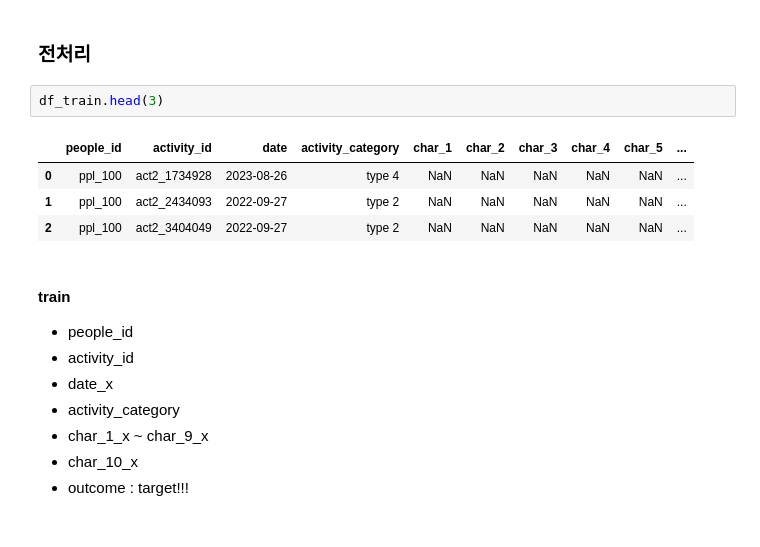
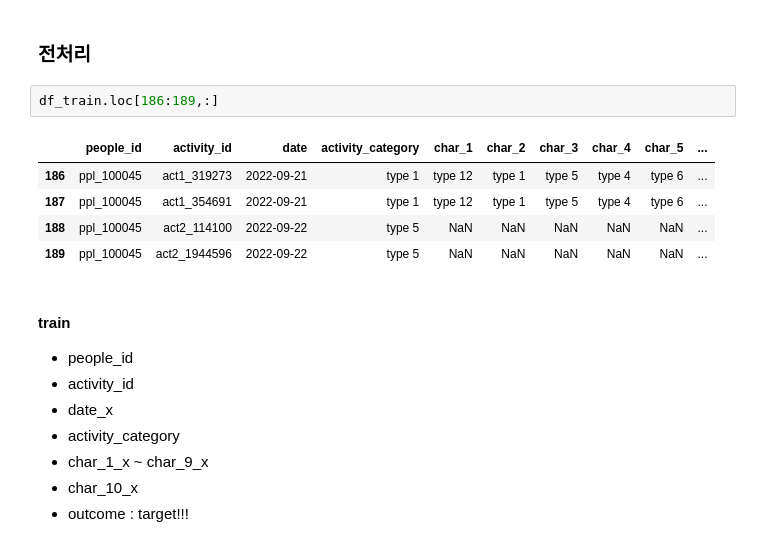
Before and after one commit to sooooner/dss_team_project_ML, a Jupyter notebook: red_hat/sooner.ipynb, the cells around one changed output. Drawn from its saved outputs; the diff is of its cells as text.

```diff
--- a/red_hat/sooner.ipynb
+++ b/red_hat/sooner.ipynb
@@ -109,13 +109,14 @@ df_merge_test = pd.merge(df_test, df_people, how='inner', on='people_id')
 df_test_act_id = df_merge_test.activity_id.copy()
 # %% [markdown]
 ### 전처리
-# %%
-df_train.head(3)
-# %% [output]
-|  | people_id | activity_id | date | activity_category | char_1 | char_2 | char_3 | char_4 | char_5 | ... |
-| 0 | ppl_100 | act2_1734928 | 2023-08-26 | type 4 | NaN | NaN | NaN | NaN | NaN | ... |
-| 1 | ppl_100 | act2_2434093 | 2022-09-27 | type 2 | NaN | NaN | NaN | NaN | NaN | ... |
-| 2 | ppl_100 | act2_3404049 | 2022-09-27 | type 2 | NaN | NaN | NaN | NaN | NaN | ... |
+# %%
+df_train.loc[186:189,:]
+# %% [output]
+|  | people_id | activity_id | date | activity_category | char_1 | char_2 | char_3 | char_4 | char_5 | ... |
+| 186 | ppl_100045 | act1_319273 | 2022-09-21 | type 1 | type 12 | type 1 | type 5 | type 4 | type 6 | ... |
+| 187 | ppl_100045 | act1_354691 | 2022-09-21 | type 1 | type 12 | type 1 | type 5 | type 4 | type 6 | ... |
+| 188 | ppl_100045 | act2_114100 | 2022-09-22 | type 5 | NaN | NaN | NaN | NaN | NaN | ... |
+| 189 | ppl_100045 | act2_1944596 | 2022-09-22 | type 5 | NaN | NaN | NaN | NaN | NaN | ... |
 # %% [markdown]
 #### train
 + people_id
```
Also changed, not shown: parts of 68 cells of this notebook.
